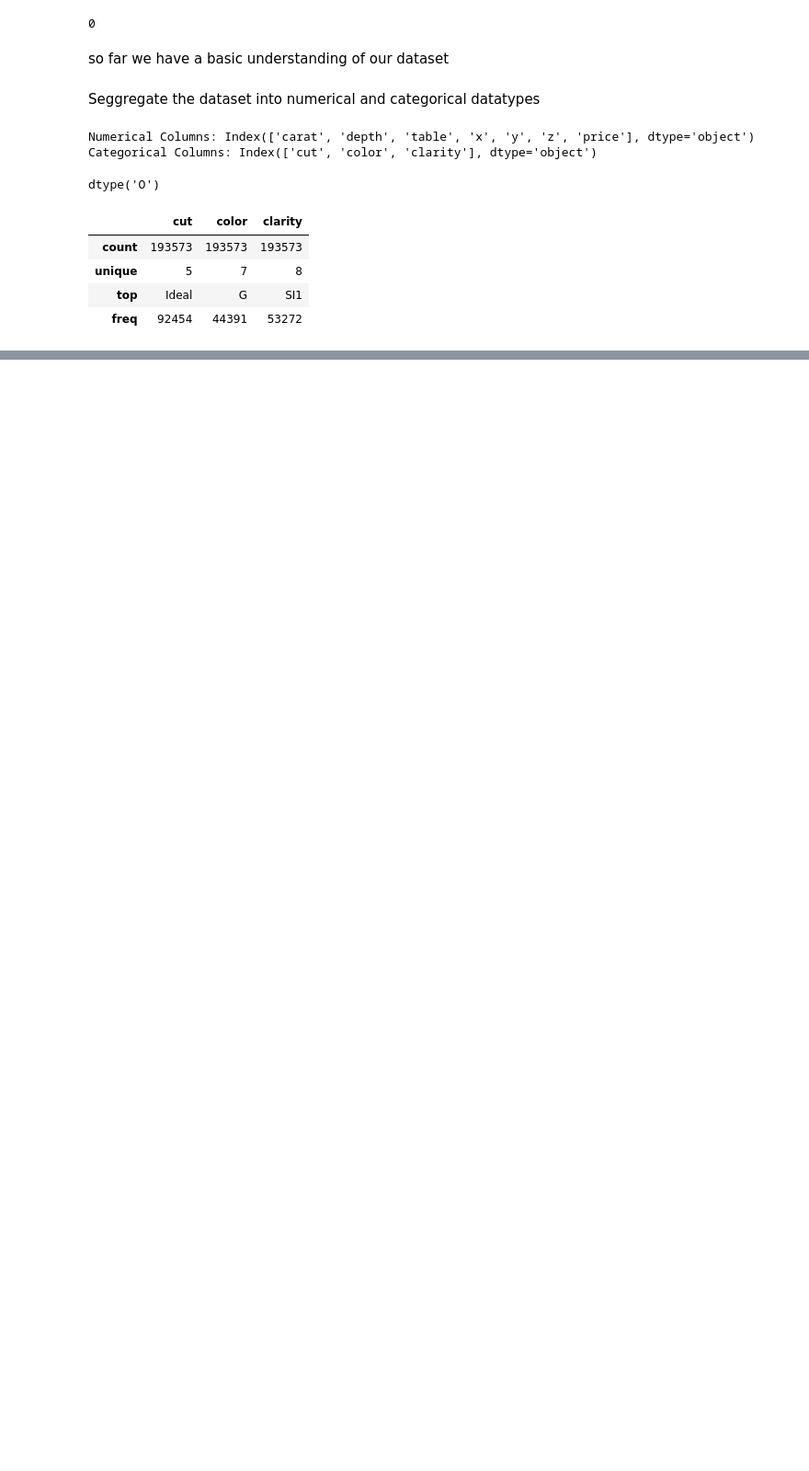
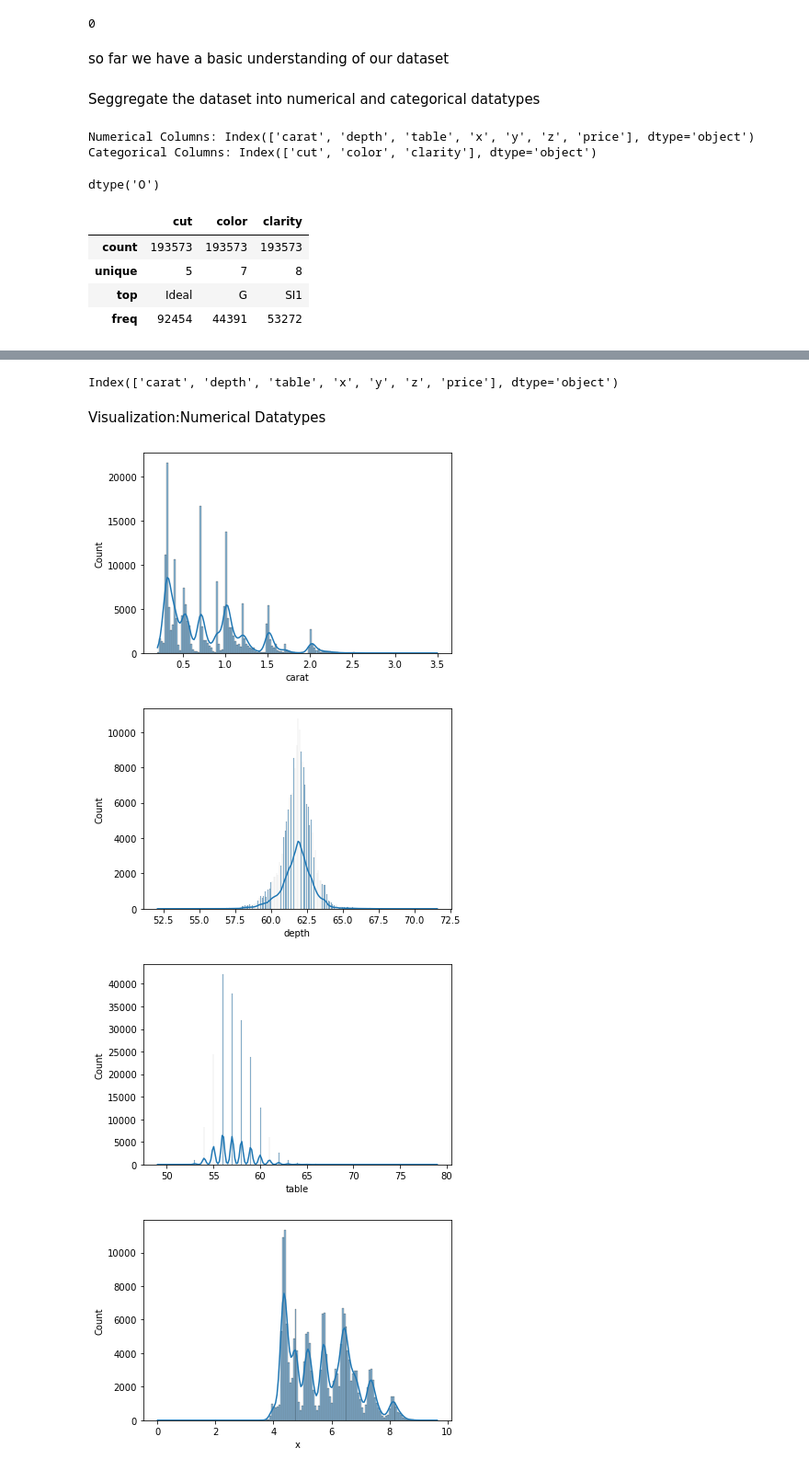
Before and after one commit to Neha5630/LiveProjectML, a Jupyter notebook: notebooks/EDA.ipynb, the cells around one changed output, grey strips where cells are left out. Shown: that part at 92% size. Saved outputs shown, nothing was run; the diff lists cells and outputs as text; code cells hidden in the pictures; blank space fills up the shorter version.

```diff
--- a/notebooks/EDA.ipynb
+++ b/notebooks/EDA.ipynb
@@ -99,0 +120,19 @@ df[categorical_columns].describe()
+# %%
+numerical_columns
+# %% [output]
+Index(['carat', 'depth', 'table', 'x', 'y', 'z', 'price'], dtype='object')
+# %% [markdown]
+Visualization:Numerical Datatypes
+# %%
+import seaborn as sns
+import matplotlib.pyplot as plt
+x=1
+for i in numerical_columns:
+    sns.histplot(data=df, x=i, kde=True)
+    print("\n")
+    plt.show()
+# %% [output]
+[figure, added]
+[figure, added]
+[figure, added]
+[figure, added]
```
Also changed, not shown: parts of 9 cells of this notebook, 1 other file.
